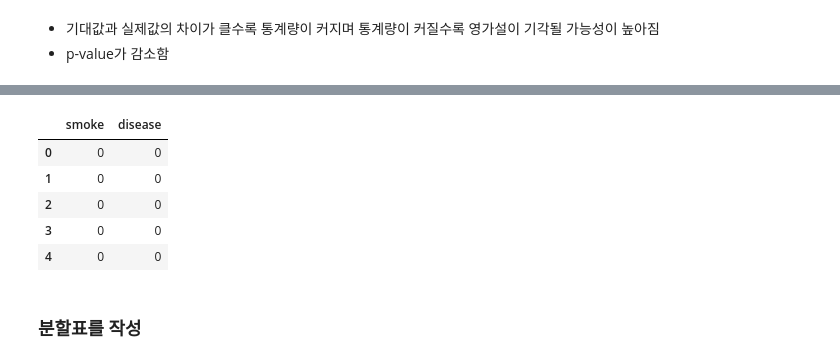
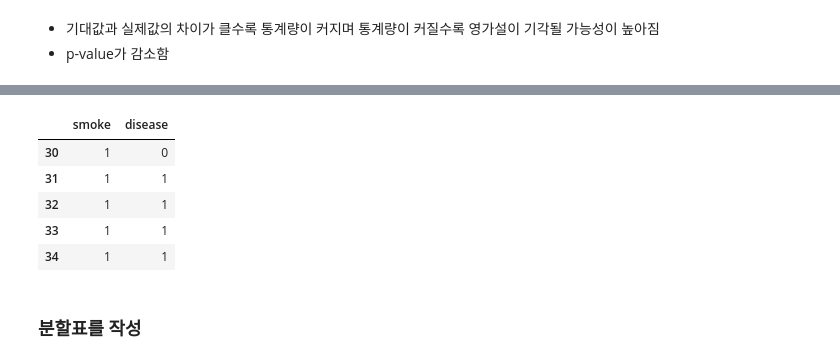
Before and after one commit to seojeon9/MultiCampus, a Jupyter notebook: PythonEx/ch06_통계량/검정_05. 카이제곱검정.ipynb, the cells around one changed output, grey strips where cells are left out. Saved outputs shown, nothing was run; the diff lists cells and outputs as text; code cells hidden in the pictures.

Commit message:
[0801] Pandas Data 연습문제 풀이 +  HTML 태그 공부

```diff
--- a/PythonEx/ch06_통계량/검정_05. 카이제곱검정.ipynb
+++ b/PythonEx/ch06_통계량/검정_05. 카이제곱검정.ipynb
@@ -39,16 +39,17 @@ import pandas as pd
 
 #카이제곱 통계량은 기대값과 실제값의 차이를 바탕으로 정의됨
 # %%
-df = pd.read_csv("./data/htest05.csv", engine = "python")
+df = pd.read_csv("./data/htest05.csv")
 #폐암과 흡연의 연관성 분석
 df.head()
+df.tail()
 # %% [output]
 |  | smoke | disease |
-| 0 | 0 | 0 |
-| 1 | 0 | 0 |
-| 2 | 0 | 0 |
-| 3 | 0 | 0 |
-| 4 | 0 | 0 |
+| 30 | 1 | 0 |
+| 31 | 1 | 1 |
+| 32 | 1 | 1 |
+| 33 | 1 | 1 |
+| 34 | 1 | 1 |
 # %% [markdown]
 ### 분할표를 작성
 # %% [markdown]
```
Also changed, not shown: parts of 14 cells of this notebook, 15 other files.
